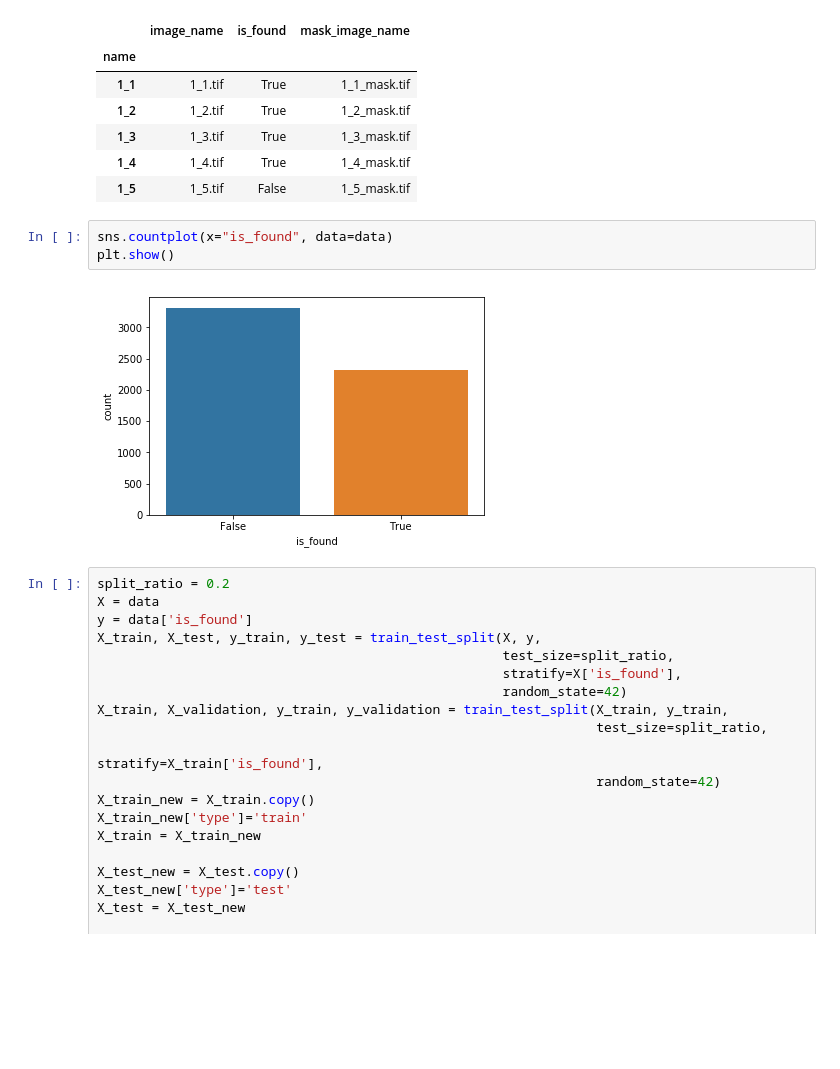
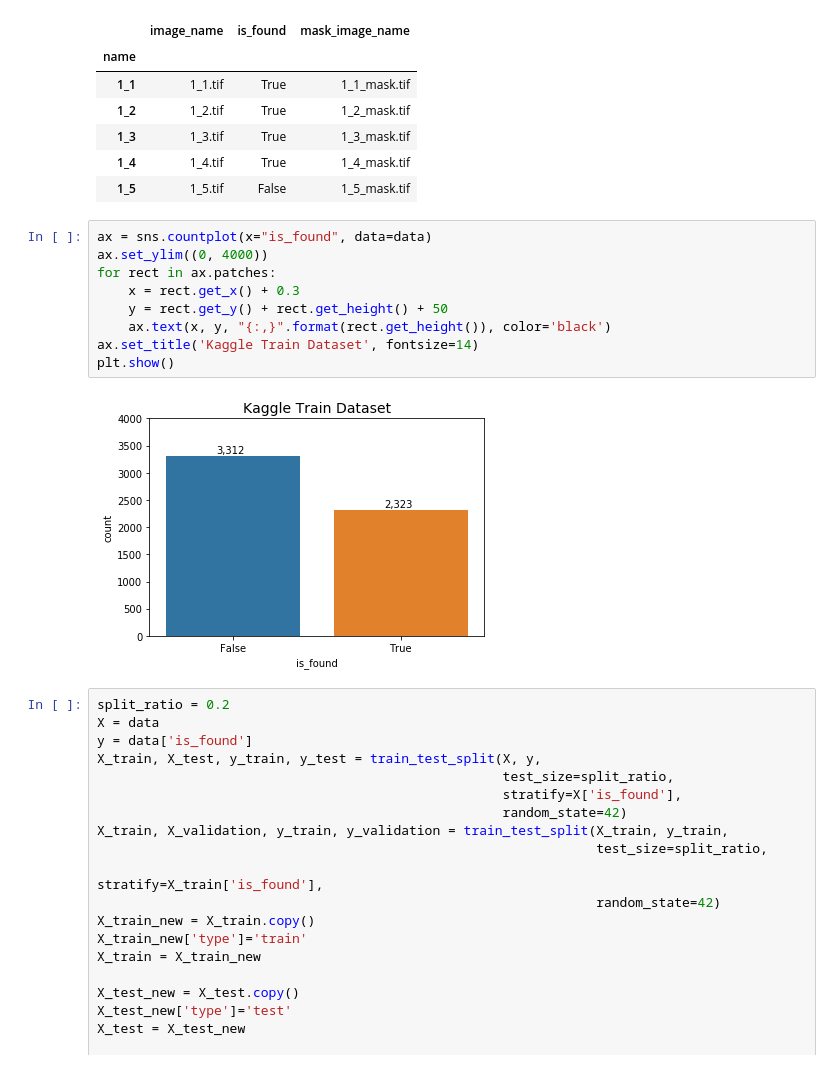
Before and after one commit to woo-chia-wei/ultrasound-nerve-segmentation, a Jupyter notebook: split-dataset.ipynb, the cells around one changed output. Saved outputs shown, nothing was run; the diff lists cells and outputs as text; blank space fills up the shorter version.

Commit message:
Updated split-dataset

```diff
--- a/split-dataset.ipynb
+++ b/split-dataset.ipynb
@@ -48,11 +48,17 @@ data.head()
 | 1_3 | 1_3.tif | True | 1_3_mask.tif |
 | 1_4 | 1_4.tif | True | 1_4_mask.tif |
 | 1_5 | 1_5.tif | False | 1_5_mask.tif |
-# %%
-sns.countplot(x="is_found", data=data)
-plt.show()
-# %% [output]
-[figure, removed]
+# %%
+ax = sns.countplot(x="is_found", data=data)
+ax.set_ylim((0, 4000))
+for rect in ax.patches:
+    x = rect.get_x() + 0.3
+    y = rect.get_y() + rect.get_height() + 50
+    ax.text(x, y, "{:,}".format(rect.get_height()), color='black')
+ax.set_title('Kaggle Train Dataset', fontsize=14)
+plt.show()
+# %% [output]
+[figure, added]
 # %%
 split_ratio = 0.2
 X = data
```
